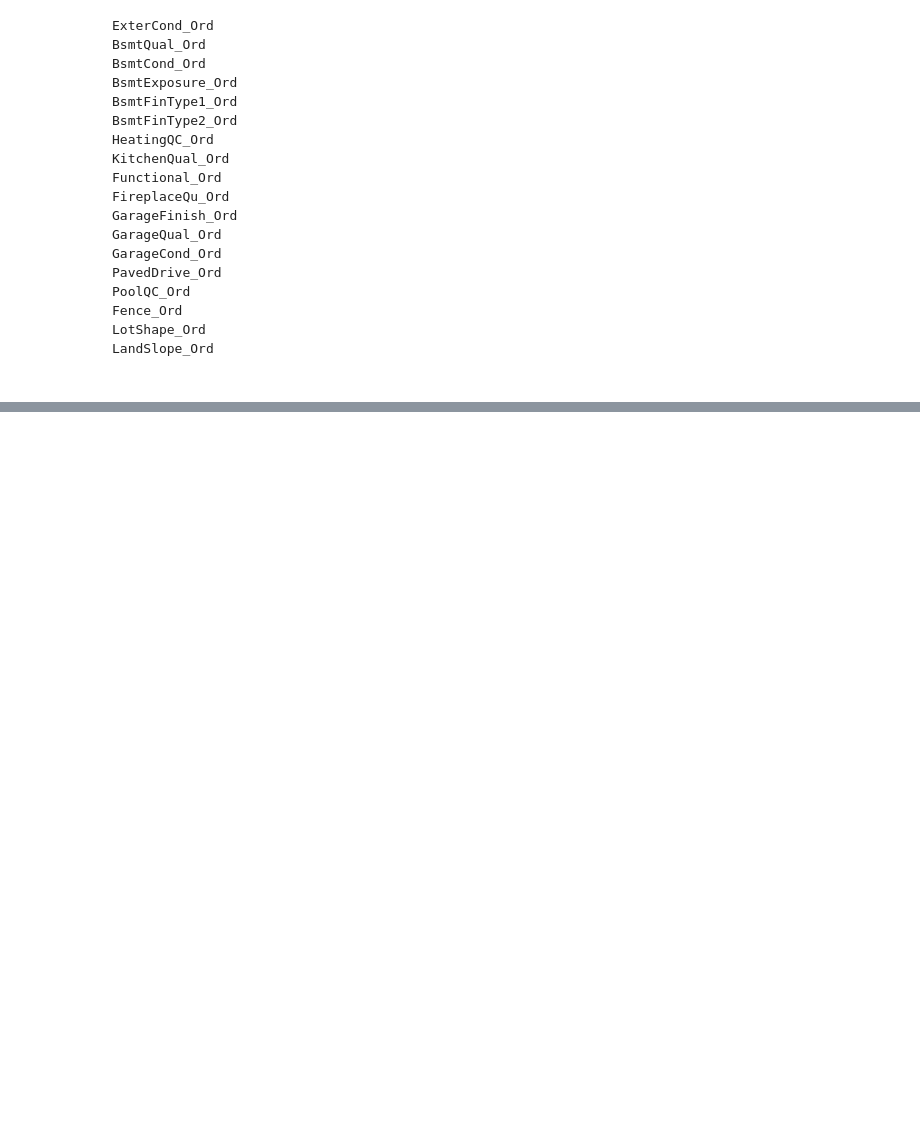
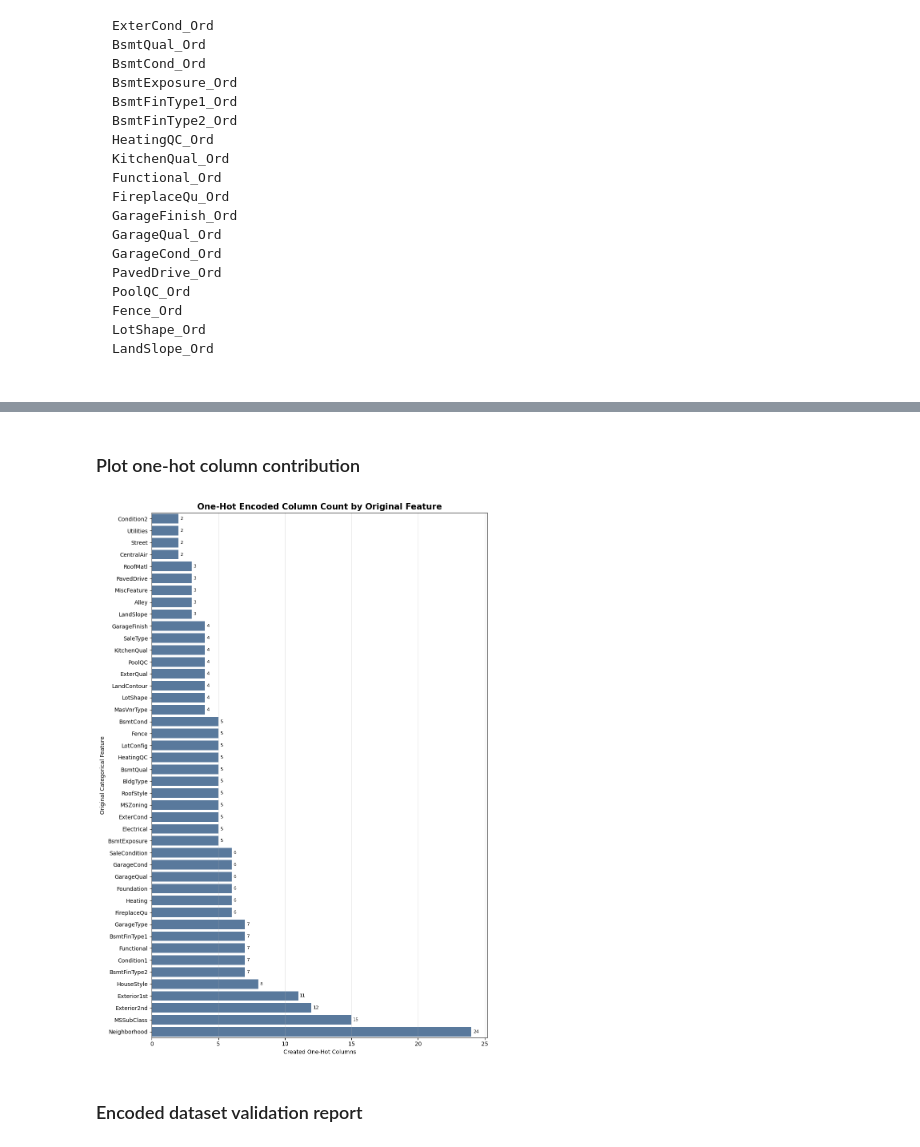
Before and after one commit to kawsar07ahmmed0712-rgb/House-Price-Prediction-Regression, a Jupyter notebook: Research/Feature_Engeneering.ipynb, the cells around one changed output, grey strips where cells are left out. Drawn from its saved outputs; the diff is of its cells as text; code cells hidden in the pictures; blank space fills up the shorter version.

```diff
--- a/Research/Feature_Engeneering.ipynb
+++ b/Research/Feature_Engeneering.ipynb
@@ -4821,0 +5396,40 @@ LandSlope_Ord
+# %% [markdown]
+### Plot one-hot column contribution
+# %%
+# ============================================================
+# 7.13 Plot one-hot column contribution
+# ============================================================
+
+plot_df = onehot_feature_group_report.sort_values(
+    "onehot_column_count",
+    ascending=True
+)
+
+plt.figure(figsize=(10, max(6, len(plot_df) * 0.32)))
+
+ax = sns.barplot(
+    data=plot_df,
+    x="onehot_column_count",
+    y="original_feature",
+    color="#4E79A7"
+)
+
+plt.title("One-Hot Encoded Column Count by Original Feature", fontsize=15, fontweight="bold")
+plt.xlabel("Created One-Hot Columns")
+plt.ylabel("Original Categorical Feature")
+
+for container in ax.containers:
+    ax.bar_label(container, padding=3, fontsize=8)
+
+plt.grid(axis="x", alpha=0.25)
+plt.tight_layout()
+plt.savefig(
+    FE_PLOT_DIR / "07_03_onehot_column_count_by_feature.png",
+    dpi=150,
+    bbox_inches="tight"
+)
+plt.show()
+# %% [output]
+[figure, added]
+# %% [markdown]
+### Encoded dataset validation report
```
Also changed, not shown: parts of 33 cells of this notebook, 15 other files.
